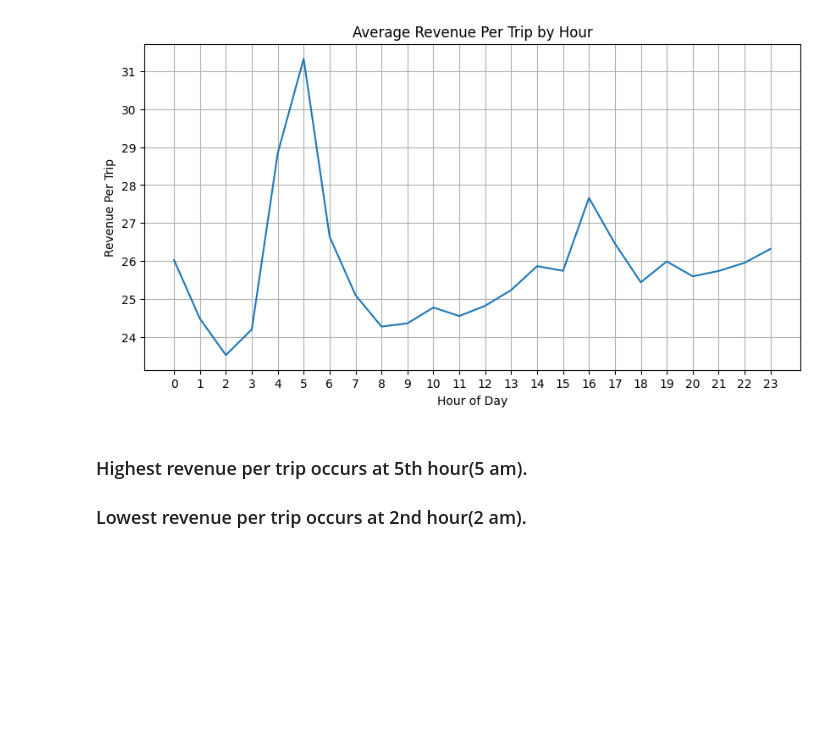
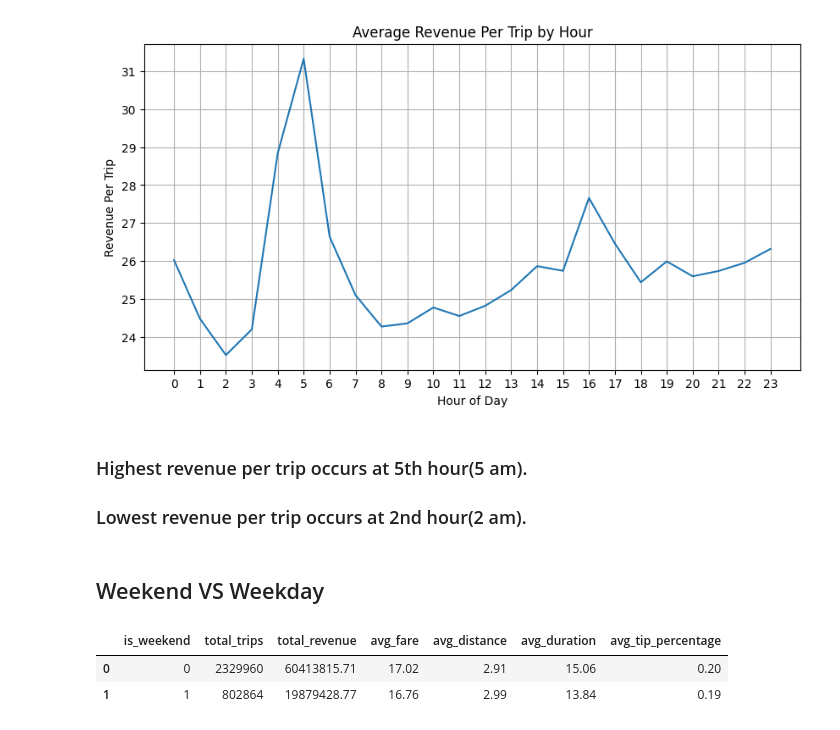
Before and after one commit to prerit0/ride-sharing-demand-intelligence, a Jupyter notebook: Notebooks/02_eda_analysis_using_SQL_&_Python.ipynb, the cells around one changed output. Saved outputs shown, nothing was run; the diff lists cells and outputs as text; code cells hidden in the pictures; blank space fills up the shorter version.

Commit message:
weekend vs weekday

```diff
--- a/Notebooks/02_eda_analysis.ipynb
+++ b/Notebooks/02_eda_analysis_using_SQL_&_Python.ipynb
@@ -127,3 +127,25 @@ plt.show()
 # %% [markdown]
 ### Highest revenue per trip occurs at 5th hour(5 am).
 ### Lowest revenue per trip occurs at 2nd hour(2 am).
+# %% [markdown]
+## Weekend VS Weekday
+# %%
+query = """
+select
+    is_weekend,
+    count(*) as total_trips,
+    sum(total_amount) as total_revenue,
+    round(avg(fare_amount), 2) as avg_fare,
+    round(avg(trip_distance), 2) as avg_distance,
+    round(avg(trip_duration_min), 2) as avg_duration,
+    round(avg(tip_percentage), 2) as avg_tip_percentage
+from taxi
+group by is_weekend
+"""
+
+weekend_df = connection.execute(query).df()
+weekend_df
+# %% [output]
+|  | is_weekend | total_trips | total_revenue | avg_fare | avg_distance | avg_duration | avg_tip_percentage |
+| 0 | 0 | 2329960 | 60413815.71 | 17.02 | 2.91 | 15.06 | 0.20 |
+| 1 | 1 | 802864 | 19879428.77 | 16.76 | 2.99 | 13.84 | 0.19 |
```
